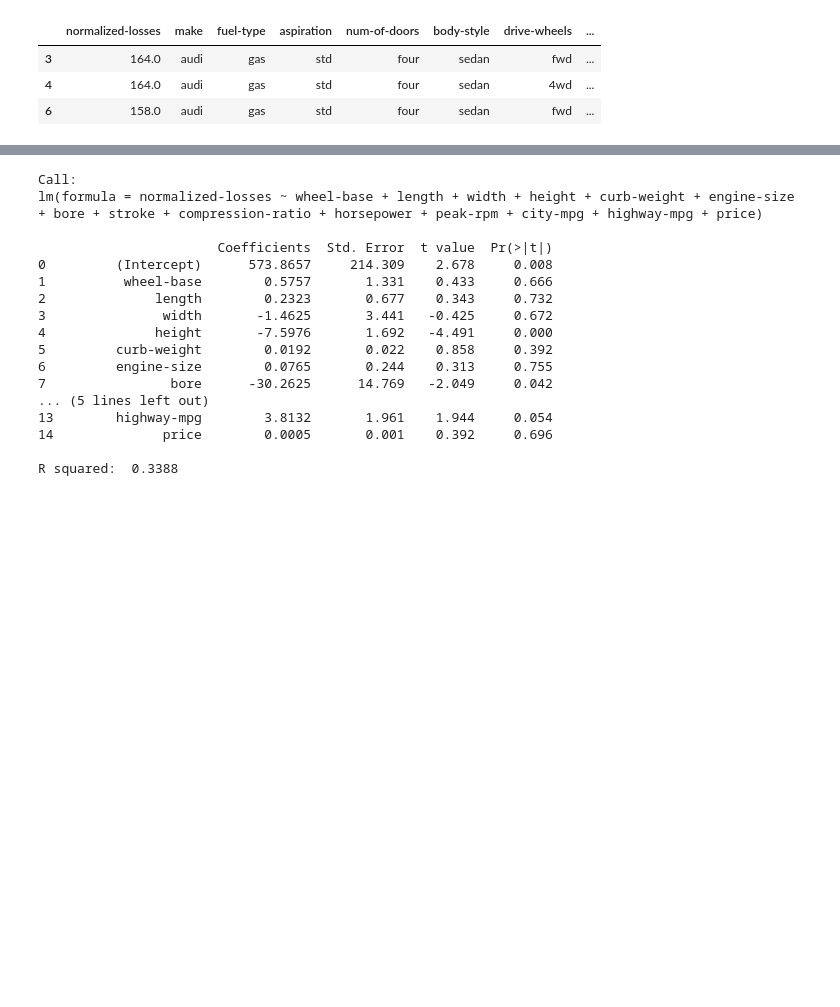
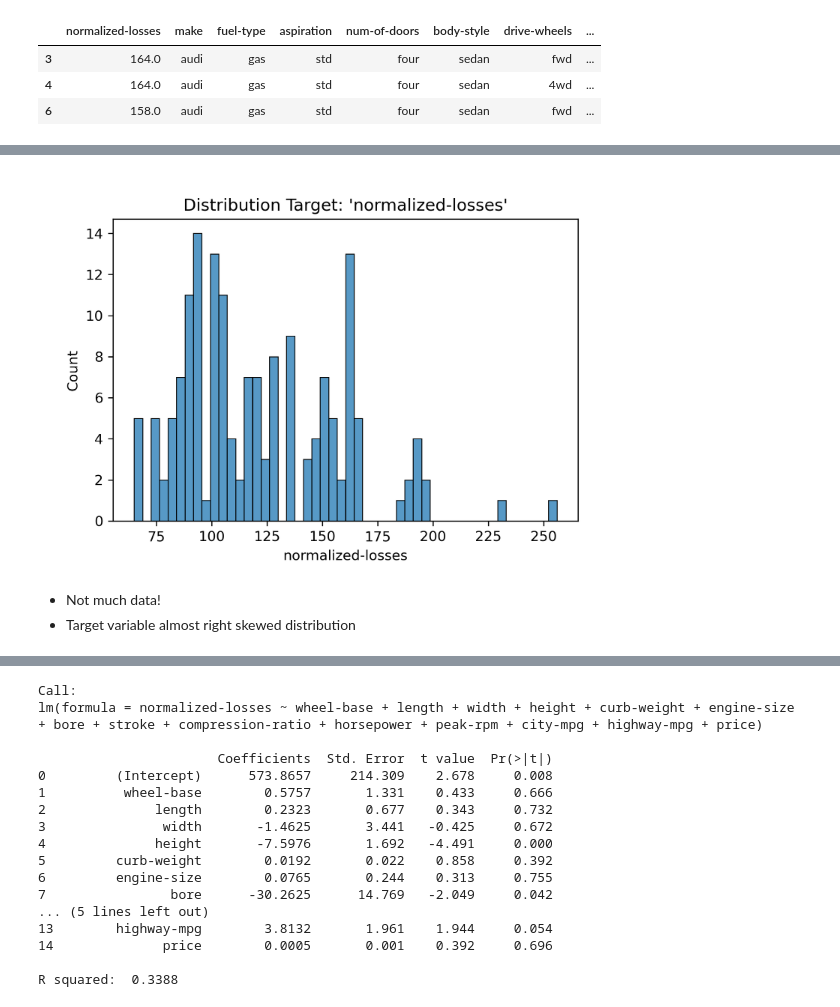
Before and after one commit to sekR4/Automobile, a Jupyter notebook: demo.ipynb, the cells around one changed output, grey strips where cells are left out. Drawn from its saved outputs; the diff is of its cells as text; code cells hidden in the pictures; blank space fills up the shorter version.

```diff
--- a/demo.ipynb
+++ b/demo.ipynb
@@ -48,3 +56,10 @@ plt.show()
+# %%
+Image("img/target_dist.png", width = 600)
+# %% [output]
+[figure, added]
+# %% [markdown]
+- Not much data!
+- Target variable almost right skewed distribution
 # %%
 for idx, batch in enumerate(create_batches_of_columns(df)):
     sns.pairplot(df[batch],kind='reg',corner=True)
```
Also changed, not shown: parts of 64 cells of this notebook, 16 other files.
